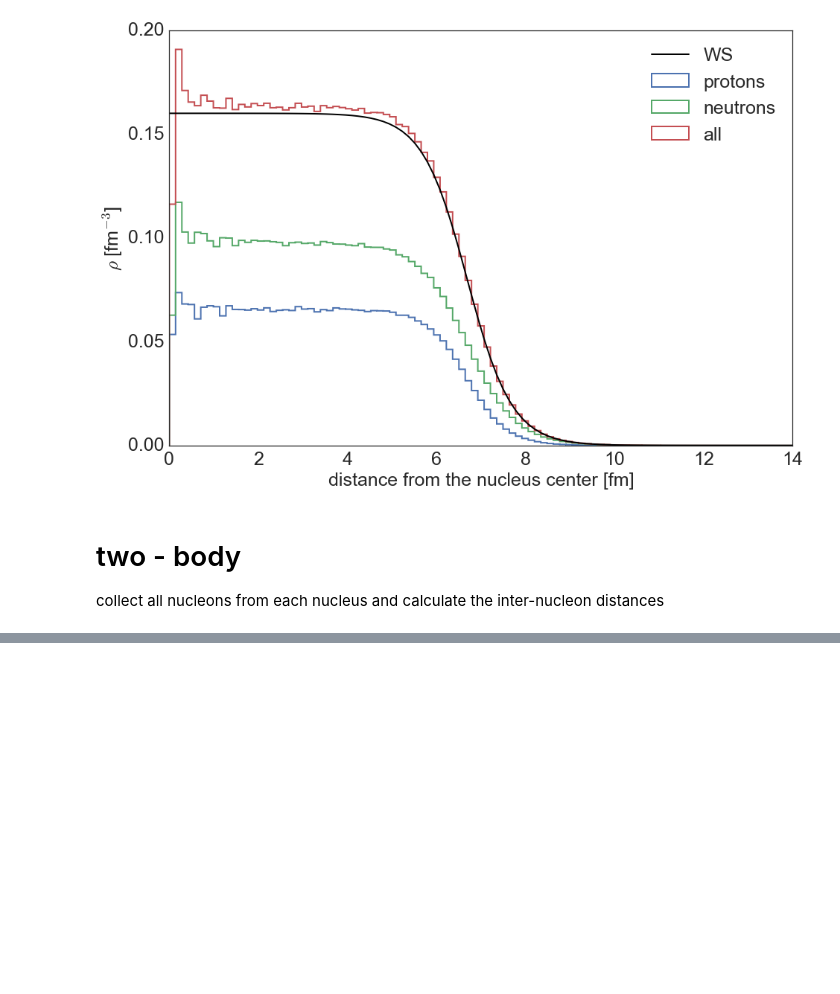
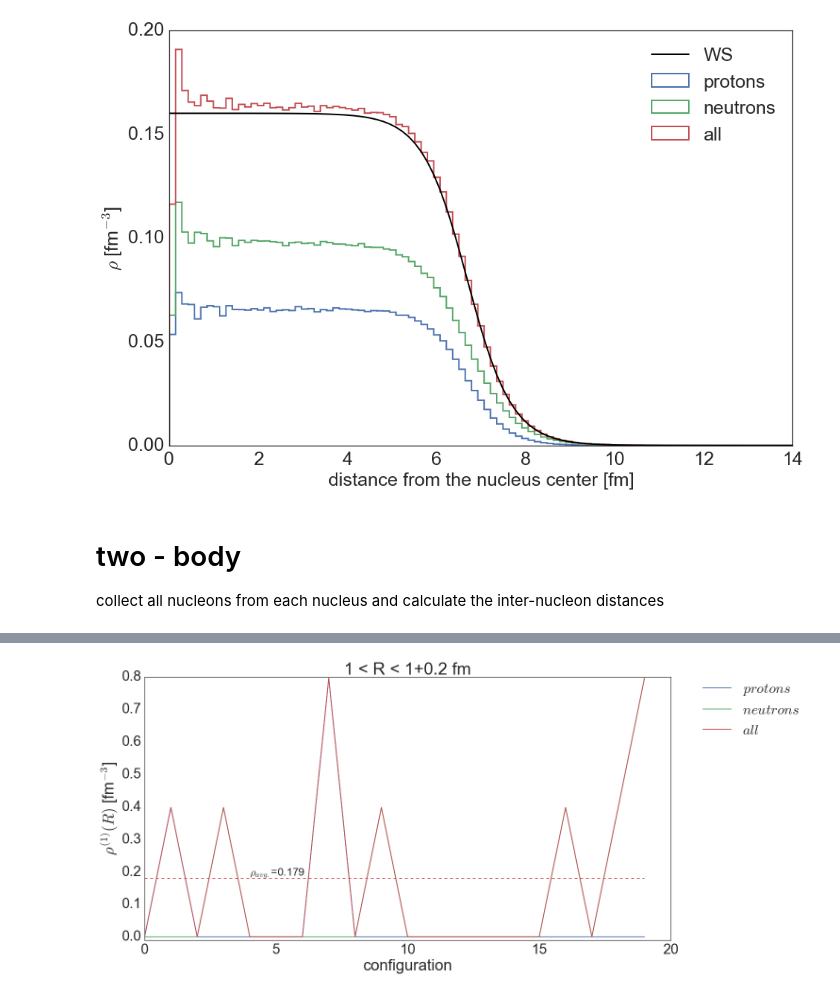
Before and after one commit to erezcoh4/densityFluctuations, a Jupyter notebook: MassimoConfigurationsPackage/notebooks/massiconfigurations.ipynb, the cells around one changed output, grey strips where cells are left out. Cells and saved outputs as stored; diff of their text form; code cells hidden in the pictures; blank space fills up the shorter version.

```diff
--- a/MassimoConfigurationsPackage/notebooks/massiconfigurations.ipynb
+++ b/MassimoConfigurationsPackage/notebooks/massiconfigurations.ipynb
@@ -134,6 +128,0 @@ normalization: 17056.0
-# %%
-dR , frac  = 0.1 , 1
-density_2fm = produce_cardiographic_plot( R = 2 , dR = dR , frac = frac )
-density_4fm = produce_cardiographic_plot( R = 4 , dR = dR , frac = frac )
-density_6fm = produce_cardiographic_plot( R = 6 , dR = dR , frac = frac )
-density_8fm = produce_cardiographic_plot( R = 8 , dR = dR , frac = frac )
@@ -181,0 +158,9 @@ three_cardiographic_plots( density_8fm , 8 , 0.1 )
+# %%
+density_1fm = produce_cardiographic_plot( R = 1 , dR = 0.2 , frac = 1 , Nn=Nn , Np=Np )
+density_2fm = produce_cardiographic_plot( R = 2 , dR = 0.2 , frac = 1 , Nn=Nn , Np=Np )
+density_3fm = produce_cardiographic_plot( R = 3 , dR = 0.2 , frac = 1 , Nn=Nn , Np=Np )
+density_4fm = produce_cardiographic_plot( R = 4 , dR = 0.2 , frac = 1 , Nn=Nn , Np=Np )
+density_5fm = produce_cardiographic_plot( R = 5 , dR = 0.2 , frac = 1 , Nn=Nn , Np=Np )
+density_6fm = produce_cardiographic_plot( R = 6 , dR = 0.2 , frac = 1 , Nn=Nn , Np=Np )
+density_7fm = produce_cardiographic_plot( R = 7 , dR = 0.2 , frac = 1 , Nn=Nn , Np=Np )
+density_8fm = produce_cardiographic_plot( R = 8 , dR = 0.2 , frac = 1 , Nn=Nn , Np=Np )
@@ -186 +193,19 @@ density_6fm.to_csv('/Users/erezcohen/Desktop/DensityFluctuations/anafiles/pb208-
 density_8fm.to_csv('/Users/erezcohen/Desktop/DensityFluctuations/anafiles/pb208-ico3-skin-10k_density_8fm.csv')
+# %%
+def plot_density_in_R(density , R=2 , dR=0.2 , ylim=(-0.01,0.5) , iStart=0 , NMax=15 , x_text=5):
+    fig,ax=plt.subplots(figsize=(20,10))
+    plt.plot(density['Sample No.'][iStart:(iStart+NMax)],density.rho_p[iStart:(iStart+NMax)],label='$protons$')
+    plt.plot(density['Sample No.'][iStart:(iStart+NMax)],density.rho_n[iStart:(iStart+NMax)],label='$neutrons$')
+    plt.plot(density['Sample No.'][iStart:(iStart+NMax)],density.rho_N[iStart:(iStart+NMax)],label='$all$')
+    avg_rho = np.average(density.rho_N[iStart:(iStart+NMax)])
+    plt.plot(density['Sample No.'][iStart:(iStart+NMax)],avg_rho*np.ones(NMax),'r--')
+    plt.text(x_text,avg_rho*1.05,'$\\rho_{avg.}$=%.3f'%avg_rho,fontsize=23)
+    plt.legend(bbox_to_anchor=(1.05,1),loc=2,borderaxespad=0.)
+    ax.set_ylim(ylim)
+    ax.set_xlabel('configuration')
+    ax.set_ylabel('$\\rho^{(1)} (R)$ [fm$^{-3}$]')
+    ax.set_title('%.0f < R < %.0f+%.1f fm'%(R,R,dR))
+# %%
+plot_density_in_R(density_1fm , R=1 , dR=0.2 , ylim=(-0.01,0.8) , iStart=0 , NMax=20 ,x_text=4)
+# %% [output]
+[figure, added]
```
Also changed, not shown: parts of 15 cells of this notebook.
